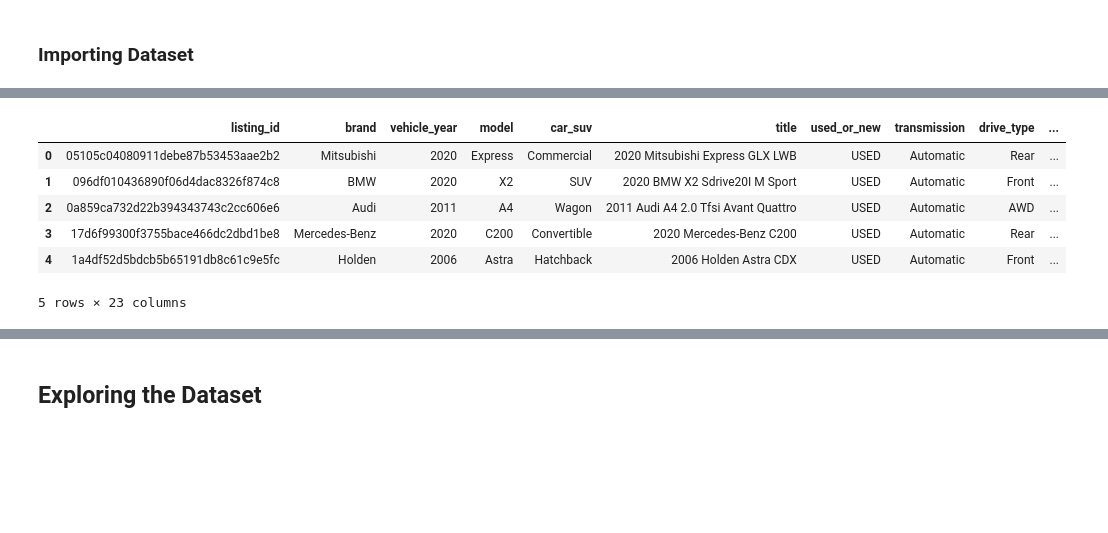
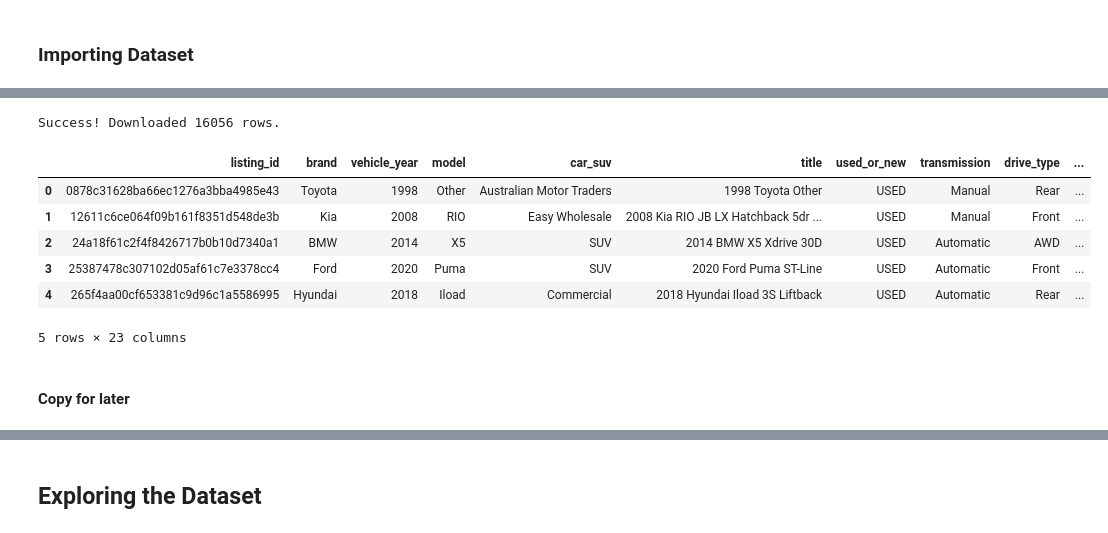
Before and after one commit to AvirukthGT/aus-auto-arbitrage, a Jupyter notebook: Vertex Workbench/Auto_Arbitrage_ML.ipynb, the cells around one changed output, grey strips where cells are left out. Cells and saved outputs as stored; diff of their text form; code cells hidden in the pictures; blank space fills up the shorter version.

```diff
--- a/Vertex Workbench/Auto_Arbitrage_ML.ipynb
+++ b/Vertex Workbench/Auto_Arbitrage_ML.ipynb
@@ -15,15 +15,28 @@ from sklearn.metrics import mean_absolute_error,mean_squared_error,r2_score
 # %% [markdown]
 ### Importing Dataset
 # %%
+import os
 from google.cloud import bigquery
+import pandas as pd
 
+# 1. Point Python to your GCP Service Account Key
+# Change this path to match exactly where it is on your Windows machine
+os.environ["GOOGLE_APPLICATION_CREDENTIALS"] = r"C:\Users\User\Documents\Projects\aus-auto-arbitrage-pipeline\secrets\root-anvil-474411-k5-fdd00fadc7e2.json"
+
+# 2. Initialize the BigQuery Client
 client = bigquery.Client()
 
+# 3. Write the SQL to grab your Silver data
+# Adjust the table name if your silver table is named differently
 query = """
-SELECT *
-FROM `root-anvil-474411-k5.aus_auto_silver.stg_vehicle_listings`
+    SELECT *
+    FROM `root-anvil-474411-k5.aus_auto_silver.stg_vehicle_listings`
 """
 
+# 4. Download it straight into a Pandas DataFrame!
+print("Downloading data from BigQuery...")
 df = client.query(query).to_dataframe()
-df.head()
+
+print(f"Success! Downloaded {len(df)} rows.")
+display(df.head())
 # %% [output]
@@ -30,7 +44,10 @@ df.head()
+Success! Downloaded 16056 rows.
 |  | listing_id | brand | vehicle_year | model | car_suv | title | used_or_new | transmission | drive_type | ... |
-| 0 | 05105c04080911debe87b53453aae2b2 | Mitsubishi | 2020 | Express | Commercial | 2020 Mitsubishi Express GLX LWB | USED | Automatic | Rear | ... |
-| 1 | 096df010436890f06d4dac8326f874c8 | BMW | 2020 | X2 | SUV | 2020 BMW X2 Sdrive20I M Sport | USED | Automatic | Front | ... |
-| 2 | 0a859ca732d22b394343743c2cc606e6 | Audi | 2011 | A4 | Wagon | 2011 Audi A4 2.0 Tfsi Avant Quattro | USED | Automatic | AWD | ... |
-| 3 | 17d6f99300f3755bace466dc2dbd1be8 | Mercedes-Benz | 2020 | C200 | Convertible | 2020 Mercedes-Benz C200 | USED | Automatic | Rear | ... |
-| 4 | 1a4df52d5bdcb5b65191db8c61c9e5fc | Holden | 2006 | Astra | Hatchback | 2006 Holden Astra CDX | USED | Automatic | Front | ... |
+| 0 | 0878c31628ba66ec1276a3bba4985e43 | Toyota | 1998 | Other | Australian Motor Traders | 1998 Toyota Other | USED | Manual | Rear | ... |
+| 1 | 12611c6ce064f09b161f8351d548de3b | Kia | 2008 | RIO | Easy Wholesale | 2008 Kia RIO JB LX Hatchback 5dr ... | USED | Manual | Front | ... |
+| 2 | 24a18f61c2f4f8426717b0b10d7340a1 | BMW | 2014 | X5 | SUV | 2014 BMW X5 Xdrive 30D | USED | Automatic | AWD | ... |
+| 3 | 25387478c307102d05af61c7e3378cc4 | Ford | 2020 | Puma | SUV | 2020 Ford Puma ST-Line | USED | Automatic | Front | ... |
+| 4 | 265f4aa00cf653381c9d96c1a5586995 | Hyundai | 2018 | Iload | Commercial | 2018 Hyundai Iload 3S Liftback | USED | Automatic | Rear | ... |
-5 rows × 23 columns
+5 rows × 23 columns
+# %% [markdown]
+#### Copy for later
```
Also changed, not shown: parts of 19 cells of this notebook, 3 other files.
